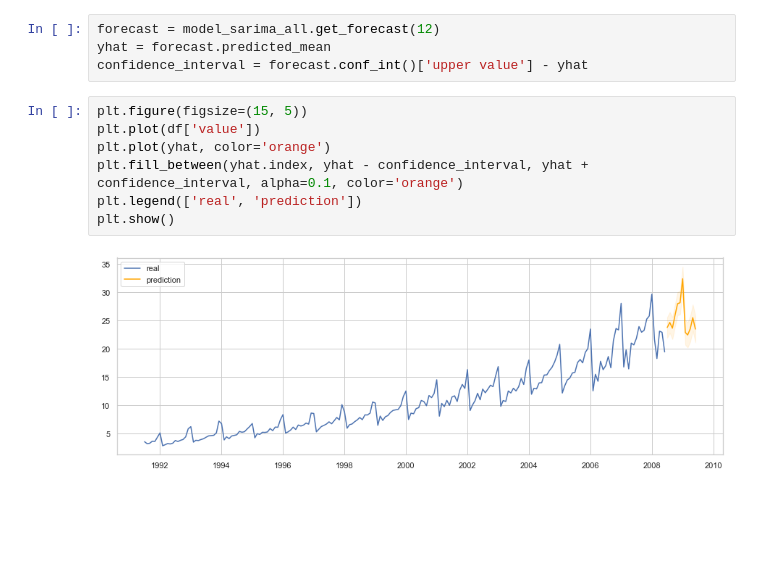
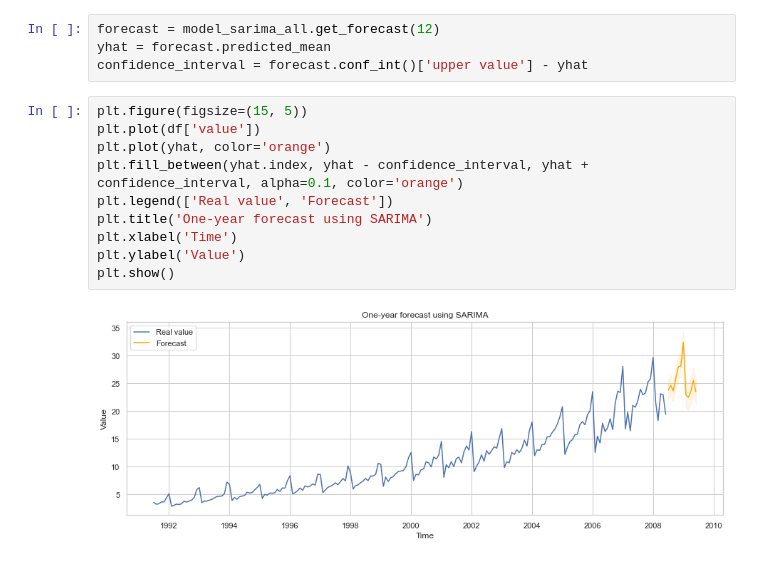
Before and after one commit to mdnam2410/hcmus-da, a Jupyter notebook: hw4/hw4.ipynb, the cells around one changed output. Drawn from its saved outputs; the diff is of its cells as text; blank space fills up the shorter version.

```diff
--- a/hw4/hw4.ipynb
+++ b/hw4/hw4.ipynb
@@ -223,9 +232,12 @@ confidence_interval = forecast.conf_int()['upper value'] - yhat
 # %%
 plt.figure(figsize=(15, 5))
 plt.plot(df['value'])
 plt.plot(yhat, color='orange')
 plt.fill_between(yhat.index, yhat - confidence_interval, yhat + confidence_interval, alpha=0.1, color='orange')
-plt.legend(['real', 'prediction'])
+plt.legend(['Real value', 'Forecast'])
+plt.title('One-year forecast using SARIMA')
+plt.xlabel('Time')
+plt.ylabel('Value')
 plt.show()
 # %% [output]
-[figure, old version]
+[figure, new version]
```
Also changed, not shown: parts of 9 cells of this notebook.
